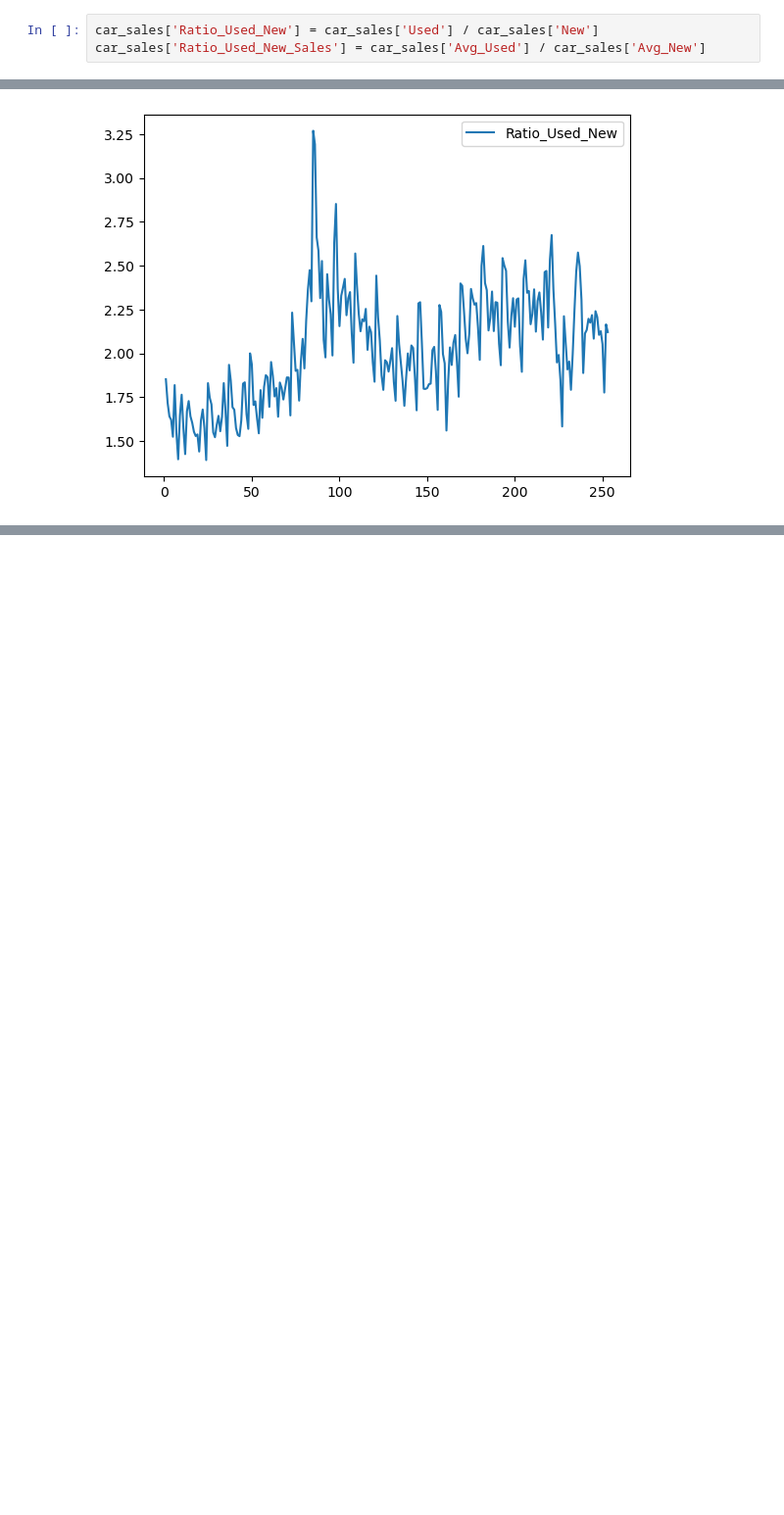
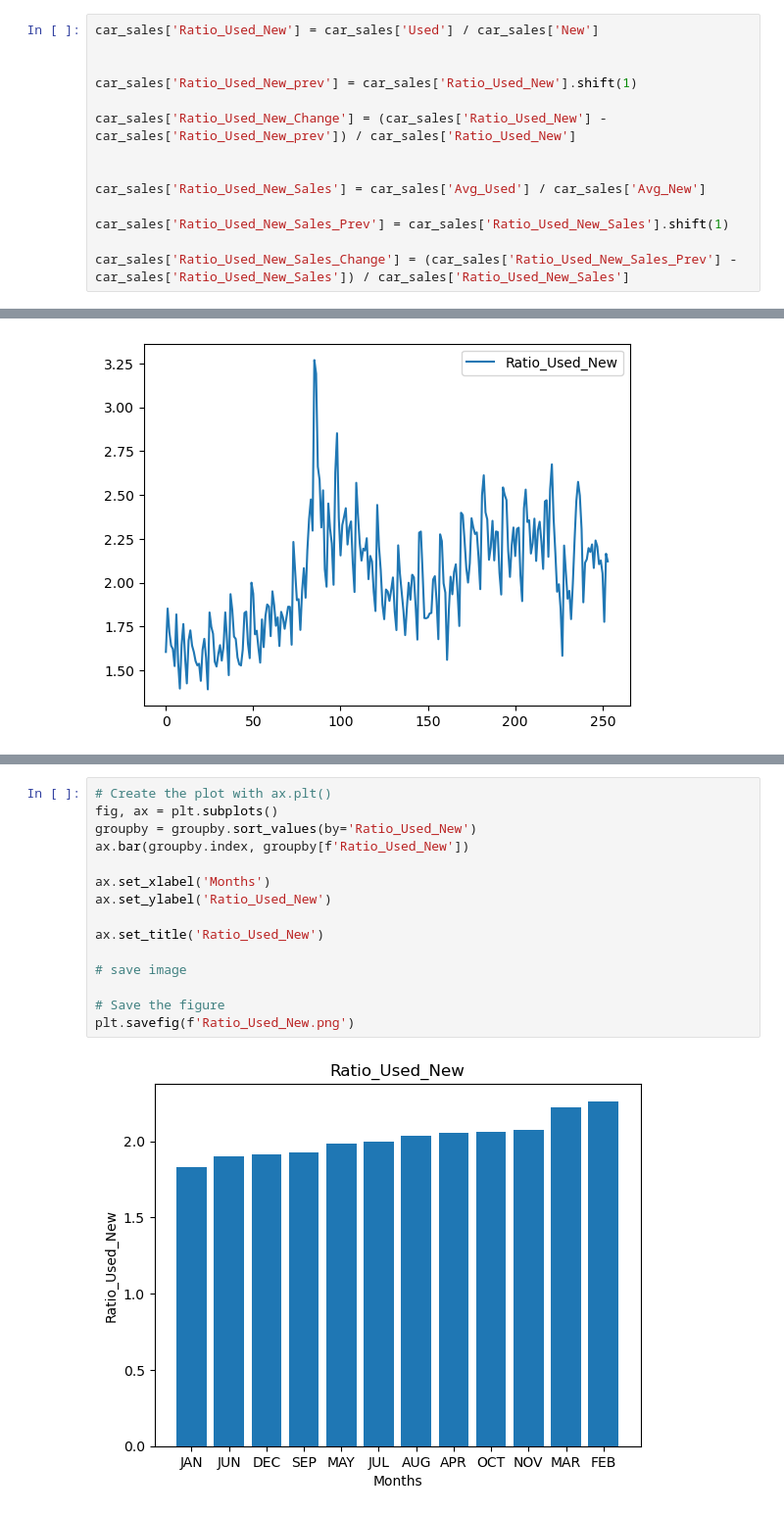
Before and after one commit to evanbruno617/Car_Sales, a Jupyter notebook: Cars_Cleaning.ipynb, the cells around one changed output, grey strips where cells are left out. Shown at 98% size. Saved outputs shown, nothing was run; the diff lists cells and outputs as text; blank space fills up the shorter version.

```diff
--- a/Cars_Cleaning.ipynb
+++ b/Cars_Cleaning.ipynb
@@ -50,7 +50,18 @@ car_sales.plot(y=['Change_Car_Sales_Used', 'Change_Car_Sales_New'])
 [figure]
 # %%
 car_sales['Ratio_Used_New'] = car_sales['Used'] / car_sales['New']
+
+
+car_sales['Ratio_Used_New_prev'] = car_sales['Ratio_Used_New'].shift(1)
+
+car_sales['Ratio_Used_New_Change'] = (car_sales['Ratio_Used_New'] - car_sales['Ratio_Used_New_prev']) / car_sales['Ratio_Used_New']
+
+
 car_sales['Ratio_Used_New_Sales'] = car_sales['Avg_Used'] / car_sales['Avg_New']
+
+car_sales['Ratio_Used_New_Sales_Prev'] = car_sales['Ratio_Used_New_Sales'].shift(1)
+
+car_sales['Ratio_Used_New_Sales_Change'] = (car_sales['Ratio_Used_New_Sales_Prev'] - car_sales['Ratio_Used_New_Sales']) / car_sales['Ratio_Used_New_Sales']
 # %%
 car_sales.plot(y=['Ratio_Used_New'])
 # %% [output]
@@ -149,0 +161,17 @@ plt.savefig(f'Avg_New.png')
+# %%
+# Create the plot with ax.plt()
+fig, ax = plt.subplots()
+groupby = groupby.sort_values(by='Ratio_Used_New')
+ax.bar(groupby.index, groupby[f'Ratio_Used_New'])
+
+ax.set_xlabel('Months')
+ax.set_ylabel('Ratio_Used_New')
+
+ax.set_title('Ratio_Used_New')
+
+# save image
+
+# Save the figure
+plt.savefig(f'Ratio_Used_New.png')
+# %% [output]
+[figure, added]
```
Also changed, not shown: parts of 15 cells of this notebook, 17 other files.
